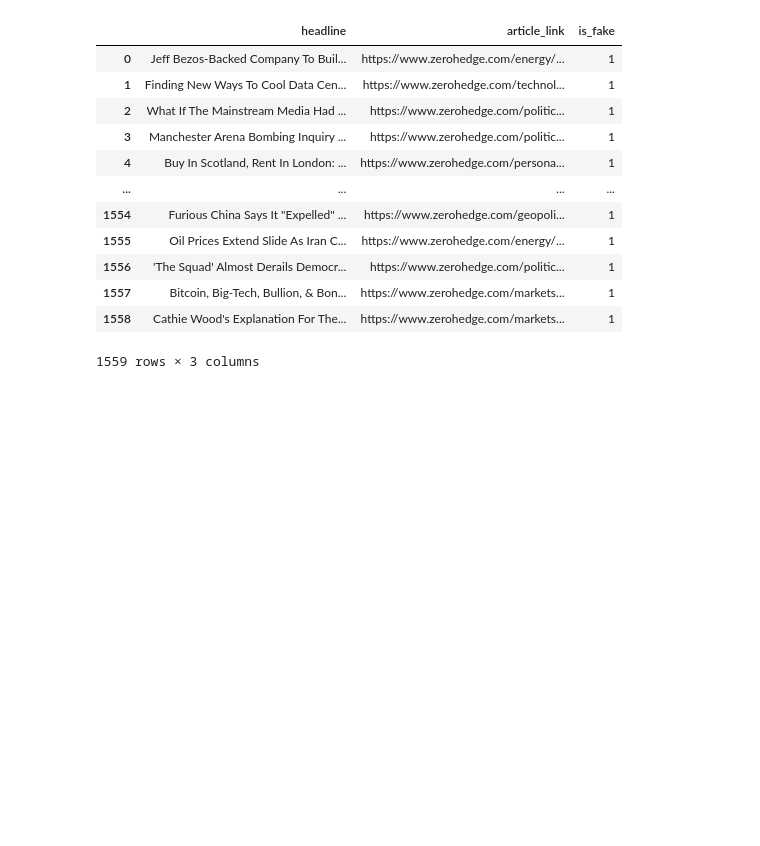
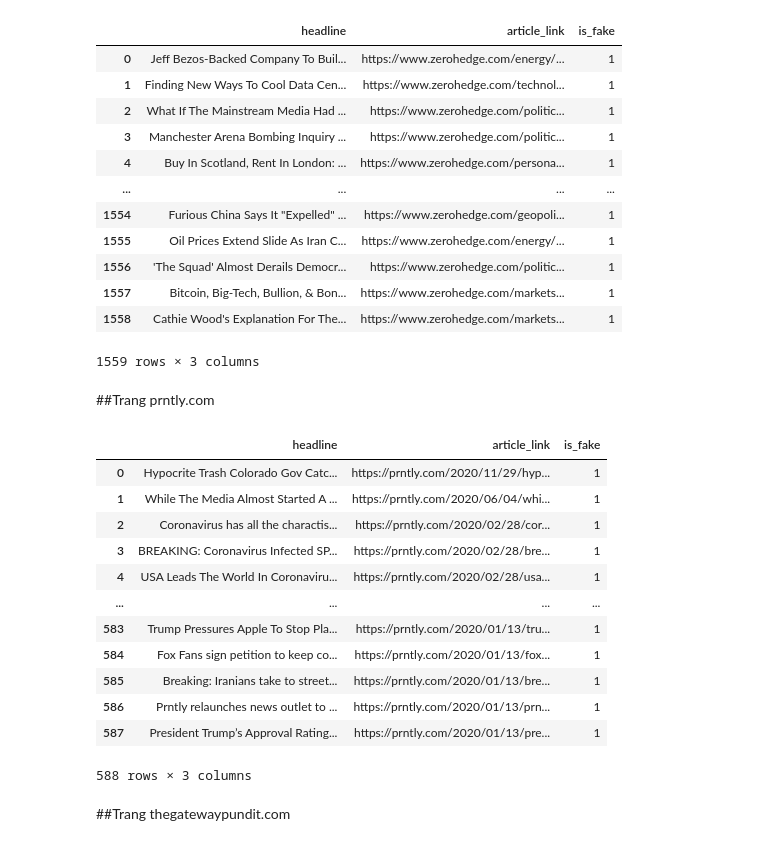
Before and after one commit to dxmai/CS114.L21.KHCL, a Jupyter notebook: FinalProject/Collect_Data.ipynb, the cells around one changed output. Drawn from its saved outputs; the diff is of its cells as text; code cells hidden in the pictures; blank space fills up the shorter version.

```diff
--- a/FinalProject/Collect_Data.ipynb
+++ b/FinalProject/Collect_Data.ipynb
@@ -91,3 +100,5 @@ zerohedge
 | 1557 | Bitcoin, Big-Tech, Bullion, & Bon... | https://www.zerohedge.com/markets... | 1 |
 | 1558 | Cathie Wood's Explanation For The... | https://www.zerohedge.com/markets... | 1 |
 1559 rows × 3 columns
+# %% [markdown]
+##Trang prntly.com
@@ -93,0 +138,19 @@ zerohedge
+# %%
+prntly = pd.read_json('https://raw.githubusercontent.com/dxmai/CS114.L21.KHCL/main/FinalProject/Dataset/prntly.json')
+prntly
+# %% [output]
+|  | headline | article_link | is_fake |
+| 0 | Hypocrite Trash Colorado Gov Catc... | https://prntly.com/2020/11/29/hyp... | 1 |
+| 1 | While The Media Almost Started A ... | https://prntly.com/2020/06/04/whi... | 1 |
+| 2 | Coronavirus has all the charactis... | https://prntly.com/2020/02/28/cor... | 1 |
+| 3 | BREAKING: Coronavirus Infected SP... | https://prntly.com/2020/02/28/bre... | 1 |
+| 4 | USA Leads The World In Coronaviru... | https://prntly.com/2020/02/28/usa... | 1 |
+| ... | ... | ... | ... |
+| 583 | Trump Pressures Apple To Stop Pla... | https://prntly.com/2020/01/13/tru... | 1 |
+| 584 | Fox Fans sign petition to keep co... | https://prntly.com/2020/01/13/fox... | 1 |
+| 585 | Breaking: Iranians take to street... | https://prntly.com/2020/01/13/bre... | 1 |
+| 586 | Prntly relaunches news outlet to ... | https://prntly.com/2020/01/13/prn... | 1 |
+| 587 | President Trump’s Approval Rating... | https://prntly.com/2020/01/13/pre... | 1 |
+588 rows × 3 columns
+# %% [markdown]
+##Trang thegatewaypundit.com
```
Also changed, not shown: parts of 8 cells of this notebook.
